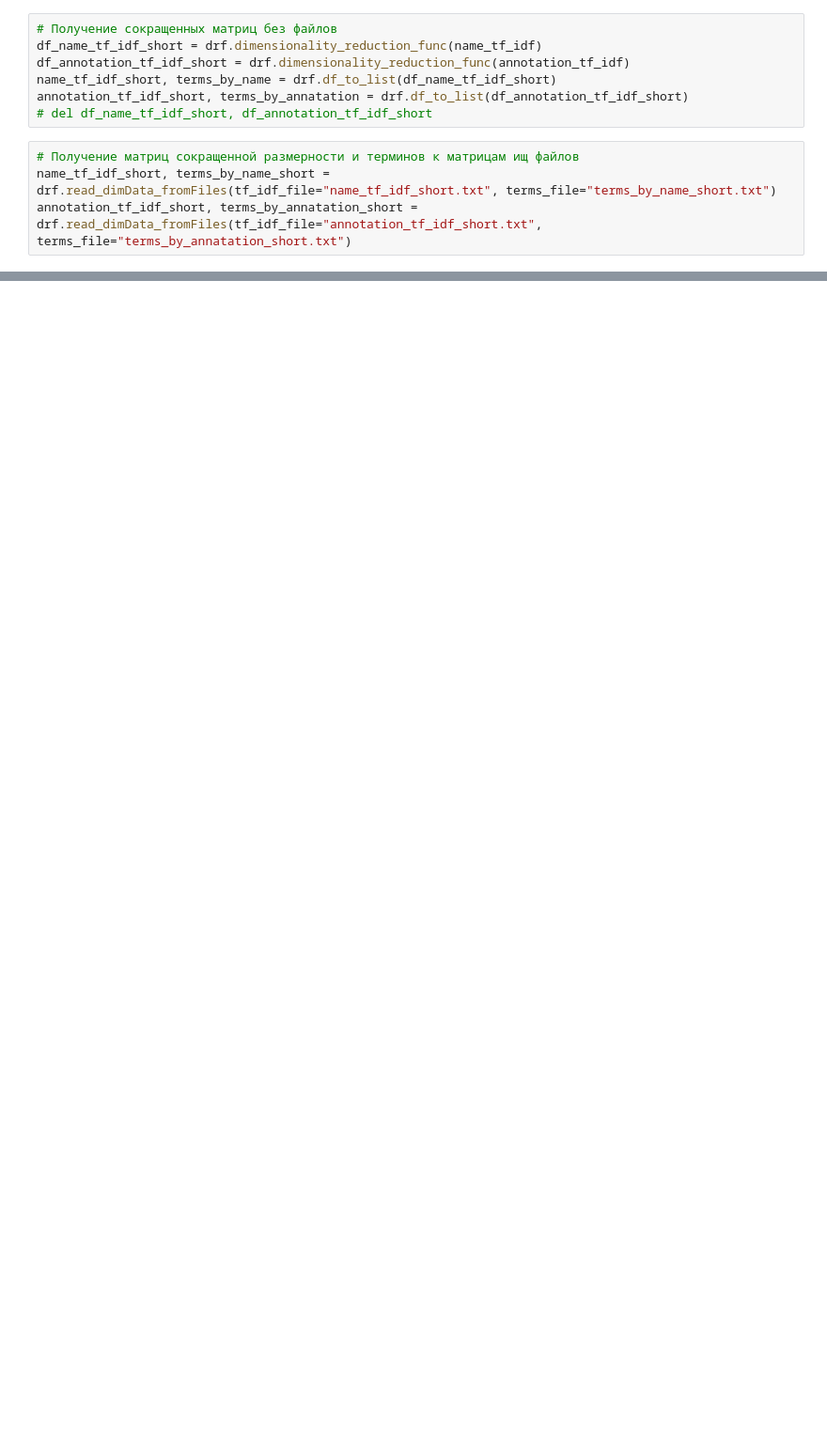
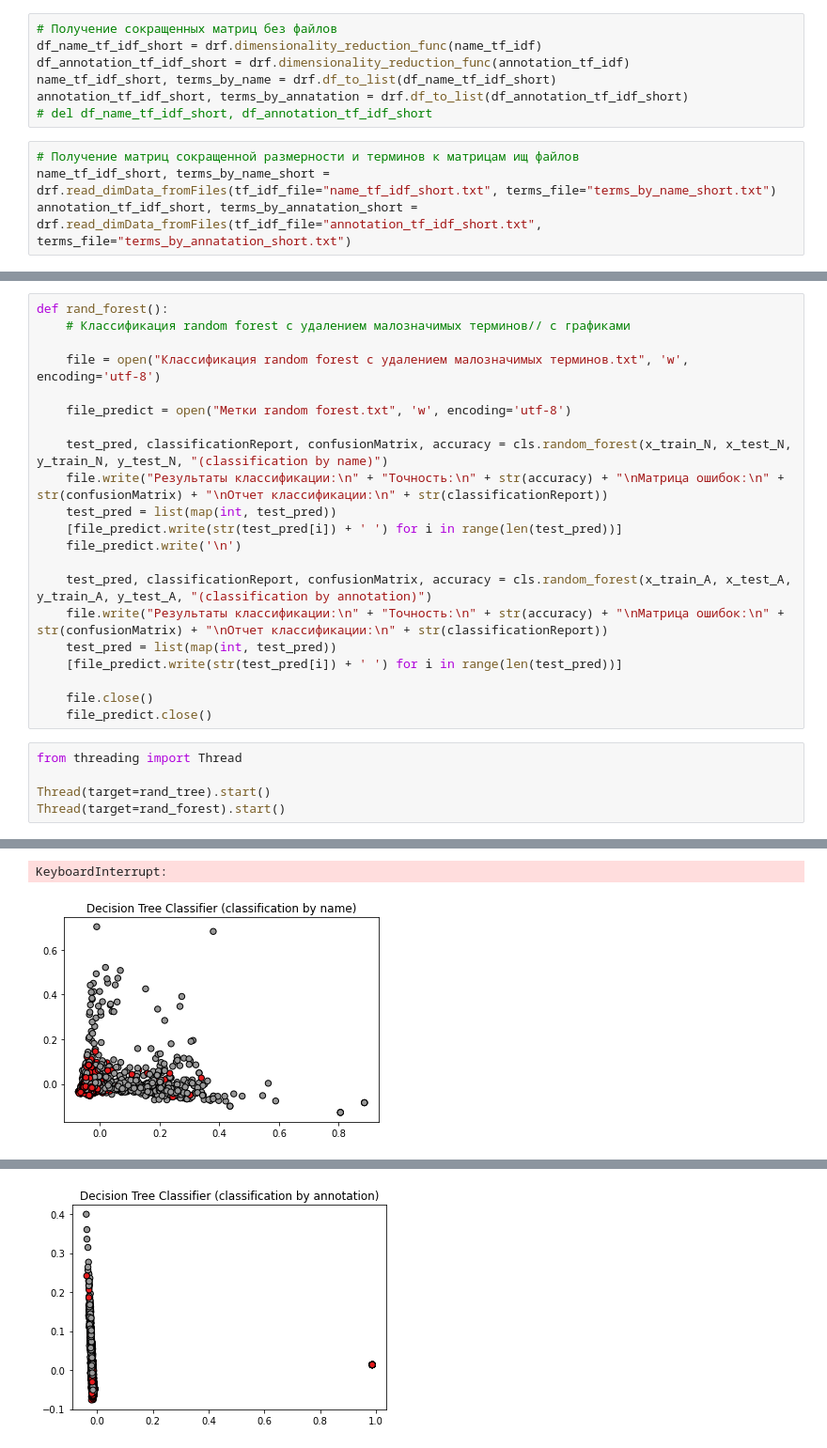
Before and after one commit to KozlovIA/binary-text-classification_, a Jupyter notebook: main.ipynb, the cells around one changed output, grey strips where cells are left out. Shown at 94% size. Saved outputs shown, nothing was run; the diff lists cells and outputs as text; blank space fills up the shorter version.

```diff
--- a/main.ipynb
+++ b/main.ipynb
@@ -102,0 +158,27 @@ file.close()
+# %%
+def rand_forest():
+    # Классификация random forest с удалением малозначимых терминов// с графиками
+
+    file = open("Классификация random forest с удалением малозначимых терминов.txt", 'w', encoding='utf-8')
+
+    file_predict = open("Метки random forest.txt", 'w', encoding='utf-8')
+
+    test_pred, classificationReport, confusionMatrix, accuracy = cls.random_forest(x_train_N, x_test_N, y_train_N, y_test_N, "(classification by name)")
+    file.write("Результаты классификации:\n" + "Точность:\n" + str(accuracy) + "\nМатрица ошибок:\n" + str(confusionMatrix) + "\nОтчет классификации:\n" + str(classificationReport))
+    test_pred = list(map(int, test_pred))
+    [file_predict.write(str(test_pred[i]) + ' ') for i in range(len(test_pred))]
+    file_predict.write('\n')
+
+    test_pred, classificationReport, confusionMatrix, accuracy = cls.random_forest(x_train_A, x_test_A, y_train_A, y_test_A, "(classification by annotation)")
+    file.write("Результаты классификации:\n" + "Точность:\n" + str(accuracy) + "\nМатрица ошибок:\n" + str(confusionMatrix) + "\nОтчет классификации:\n" + str(classificationReport))
+    test_pred = list(map(int, test_pred))
+    [file_predict.write(str(test_pred[i]) + ' ') for i in range(len(test_pred))]
+
+    file.close()
+    file_predict.close()
+# %%
+from threading import Thread
+
+Thread(target=rand_tree).start()
+Thread(target=rand_forest).start()
+# %% [output]
@@ -102,0 +241,2 @@ file.close()
+KeyboardInterrupt:
+[figure, added]
@@ -102,0 +244 @@ file.close()
+[figure, added]
```
Also changed, not shown: parts of 8 cells of this notebook, 8 other files.
